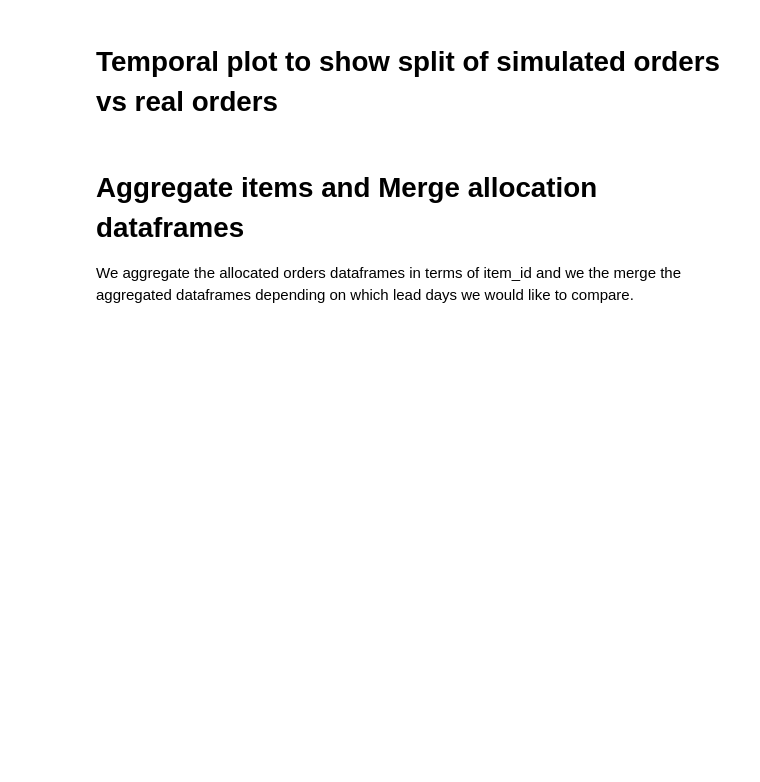
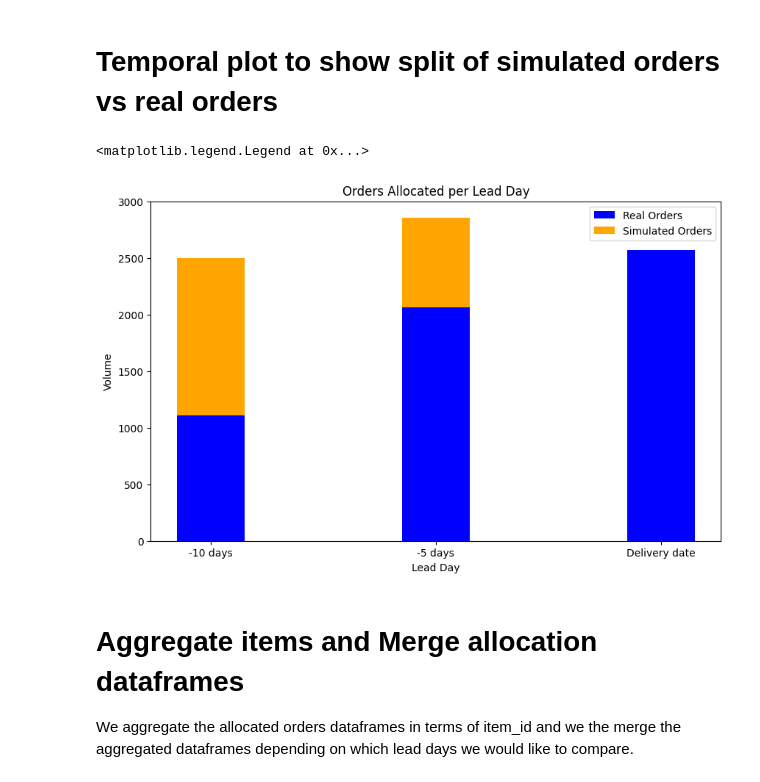
Before and after one commit to SirwaniViren/MSc-Gousto-Project, a Jupyter notebook: initial_framework_v4.ipynb, the cells around one changed output. Drawn from its saved outputs; the diff is of its cells as text; code cells hidden in the pictures; blank space fills up the shorter version.

Commit message:
added temporal plot

```diff
--- a/initial_framework_v4.ipynb
+++ b/initial_framework_v4.ipynb
@@ -361,5 +361,36 @@ plot_factory_capacities(allocation_0.copy(), factory_caps, 0)
 # %% [markdown]
 # Temporal plot to show split of simulated orders vs real orders
+# %%
+def split_order_type(df):
+    real_orders = df[df['order_type'] == 'real']['order_id'].nunique()
+    simulated_orders = df[df['order_type'] == 'simulated']['order_id'].nunique()
+    return real_orders, simulated_orders
+
+# Aggregate data for each lead day
+real_orders_10, simulated_orders_10 = split_order_type(allocation_10.copy())
+real_orders_5, simulated_orders_5 = split_order_type(allocation_5.copy())
+real_orders_0, simulated_orders_0 = split_order_type(allocation_0.copy())
+# %%
+# Data for plotting
+lead_days = ['-10 days', '-5 days', 'Delivery date']
+real_orders = [real_orders_10, real_orders_5, real_orders_0]
+simulated_orders = [simulated_orders_10, simulated_orders_5, simulated_orders_0]
+
+# Plot the data
+fig, ax = plt.subplots(figsize=(10, 6))
+
+bar_width = 0.3
+bars_real = ax.bar(lead_days, real_orders, bar_width, color='blue', label='Real Orders')
+bars_simulated = ax.bar(lead_days, simulated_orders, bar_width, bottom=real_orders, color='orange', label='Simulated Orders')
+
+# Add labels and title
+ax.set_xlabel('Lead Day')
+ax.set_ylabel('Volume')
+ax.set_title('Orders Allocated per Lead Day')
+ax.legend()
+# %% [output]
+<matplotlib.legend.Legend at 0x...>
+[figure, added]
 # %% [markdown]
 # Aggregate items and Merge allocation dataframes
 We aggregate the allocated orders dataframes in terms of item_id and we the merge the aggregated dataframes depending on which lead days we would like to compare.
```
Also changed, not shown: parts of 13 cells of this notebook.
